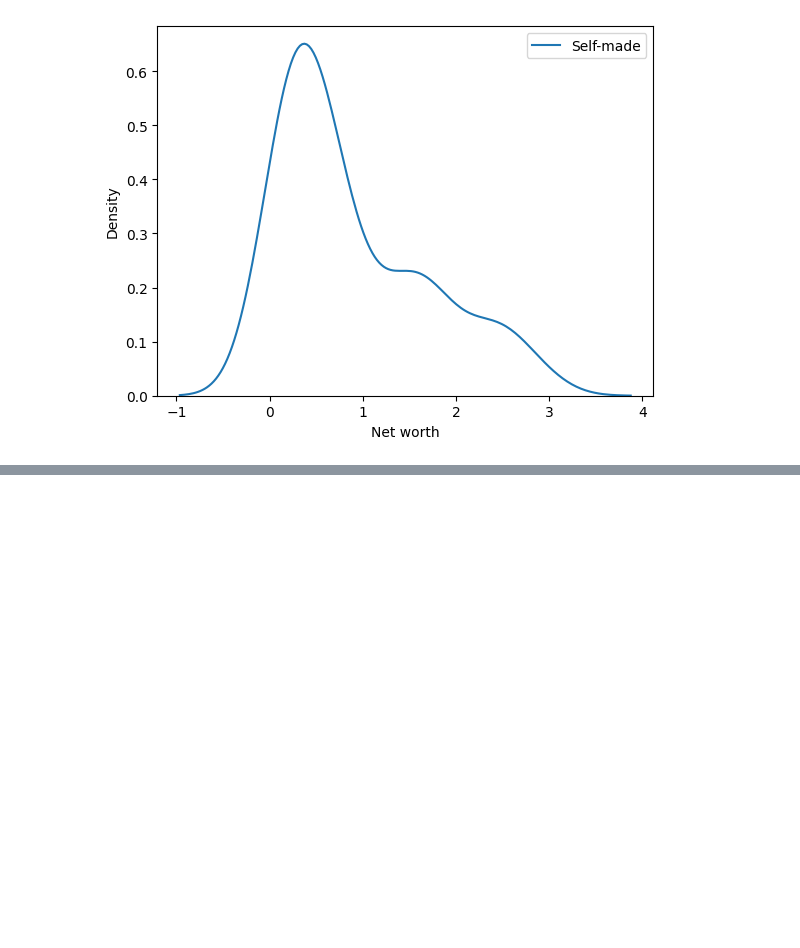
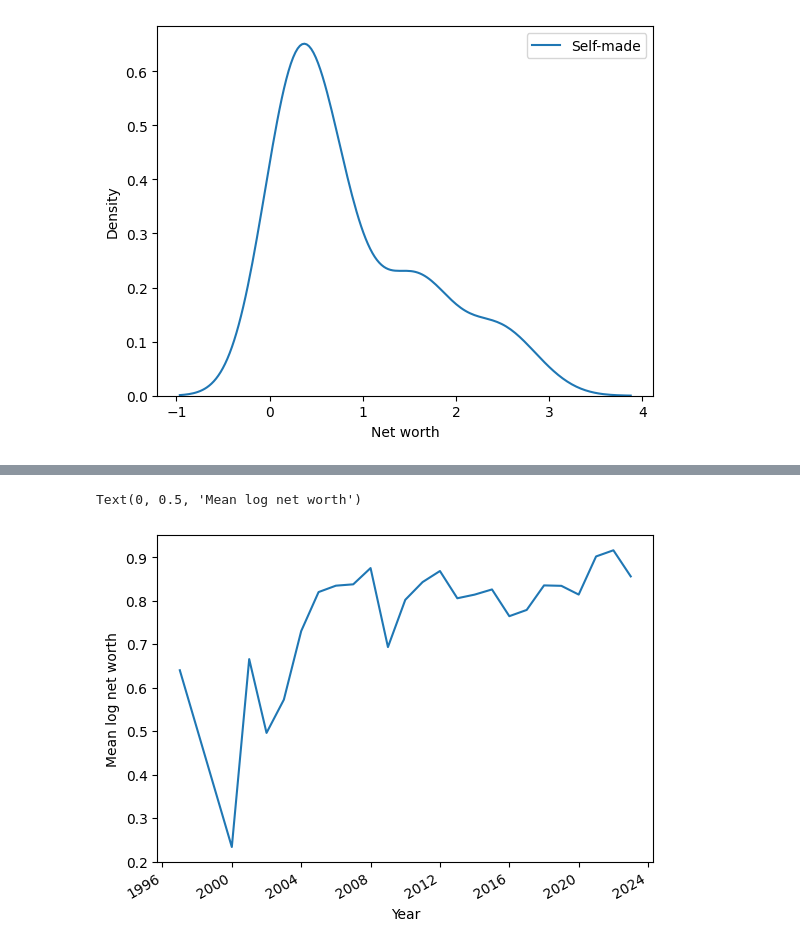
Before and after one commit to plhocker/top_wealth_thesis, a Jupyter notebook: Notebooks/explore/explore_more.ipynb, the cells around one changed output, grey strips where cells are left out. Cells and saved outputs as stored; diff of their text form; code cells hidden in the pictures; blank space fills up the shorter version.

```diff
--- a/Notebooks/explore_more.ipynb
+++ b/Notebooks/explore/explore_more.ipynb
@@ -85,0 +104,8 @@ plt.show()
+# %%
+mean_log_net_worth.plot()
+# label axis
+plt.xlabel("Year")
+plt.ylabel("Mean log net worth")
+# %% [output]
+Text(0, 0.5, 'Mean log net worth')
+[figure, added]
```
Also changed, not shown: parts of 4 cells of this notebook, 10 other files.
